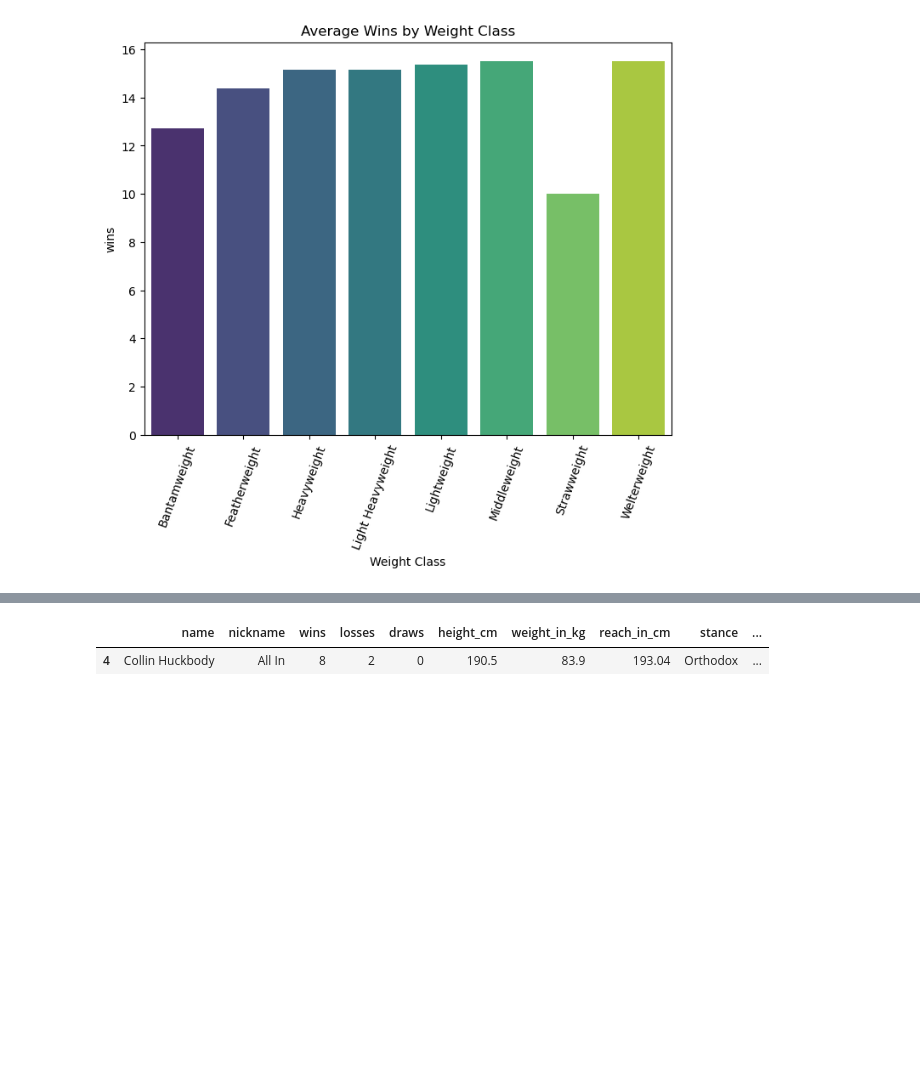
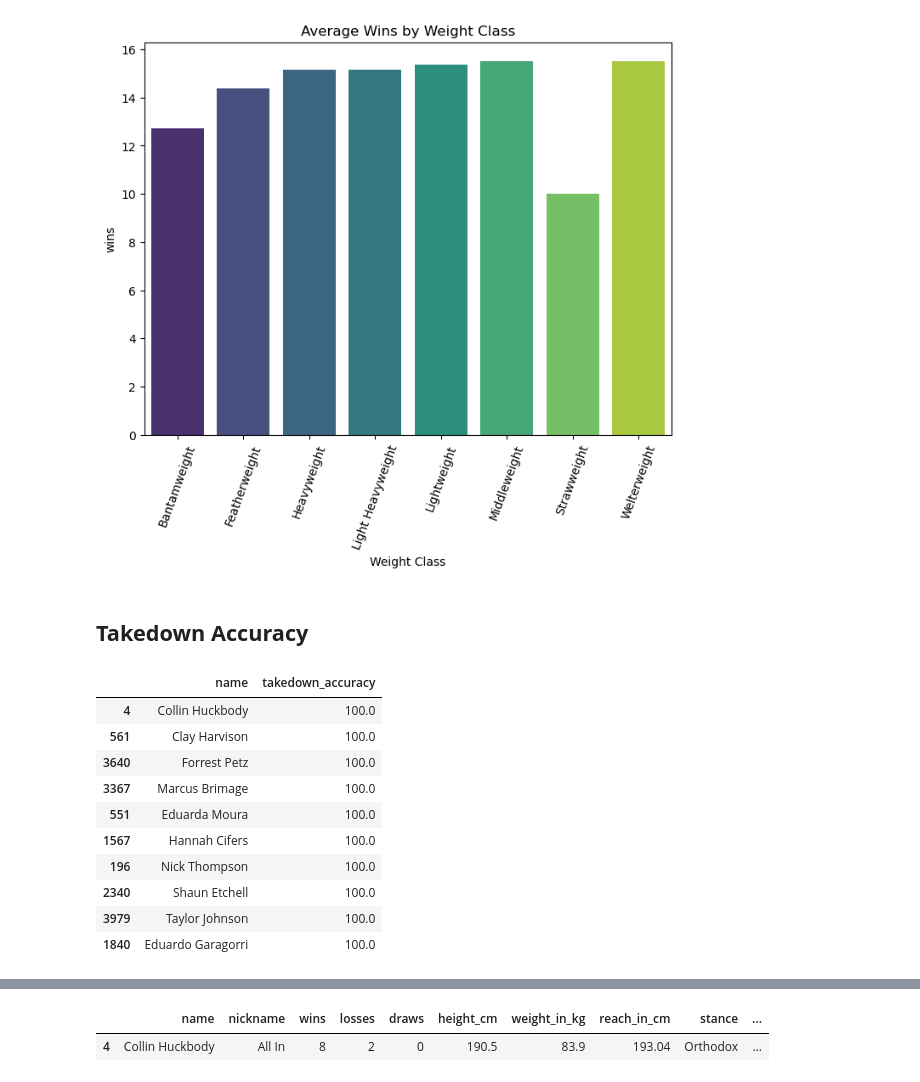
Before and after one commit to chanupadeshan/UFC-Fighters-Statistics-2024, a Jupyter notebook: main.ipynb, the cells around one changed output, grey strips where cells are left out. Cells and saved outputs as stored; diff of their text form; code cells hidden in the pictures; blank space fills up the shorter version.

```diff
--- a/main.ipynb
+++ b/main.ipynb
@@ -387,3 +387,21 @@ plt.title("Average Wins by Weight Class")
 # %% [output]
 Text(0.5, 1.0, 'Average Wins by Weight Class')
 [figure]
+# %% [markdown]
+## **Takedown Accuracy**
+# %%
+##top 10 plyers who has highest takedown accuracy
+Highest_takedown_accuracy = df.sort_values(by= "takedown_accuracy" ,ascending=False).head(10)
+Highest_takedown_accuracy[["name","takedown_accuracy"]]
+# %% [output]
+|  | name | takedown_accuracy |
+| 4 | Collin Huckbody | 100.0 |
+| 561 | Clay Harvison | 100.0 |
+| 3640 | Forrest Petz | 100.0 |
+| 3367 | Marcus Brimage | 100.0 |
+| 551 | Eduarda Moura | 100.0 |
+| 1567 | Hannah Cifers | 100.0 |
+| 196 | Nick Thompson | 100.0 |
+| 2340 | Shaun Etchell | 100.0 |
+| 3979 | Taylor Johnson | 100.0 |
+| 1840 | Eduardo Garagorri | 100.0 |
```
Also changed, not shown: parts of 3 cells of this notebook.
